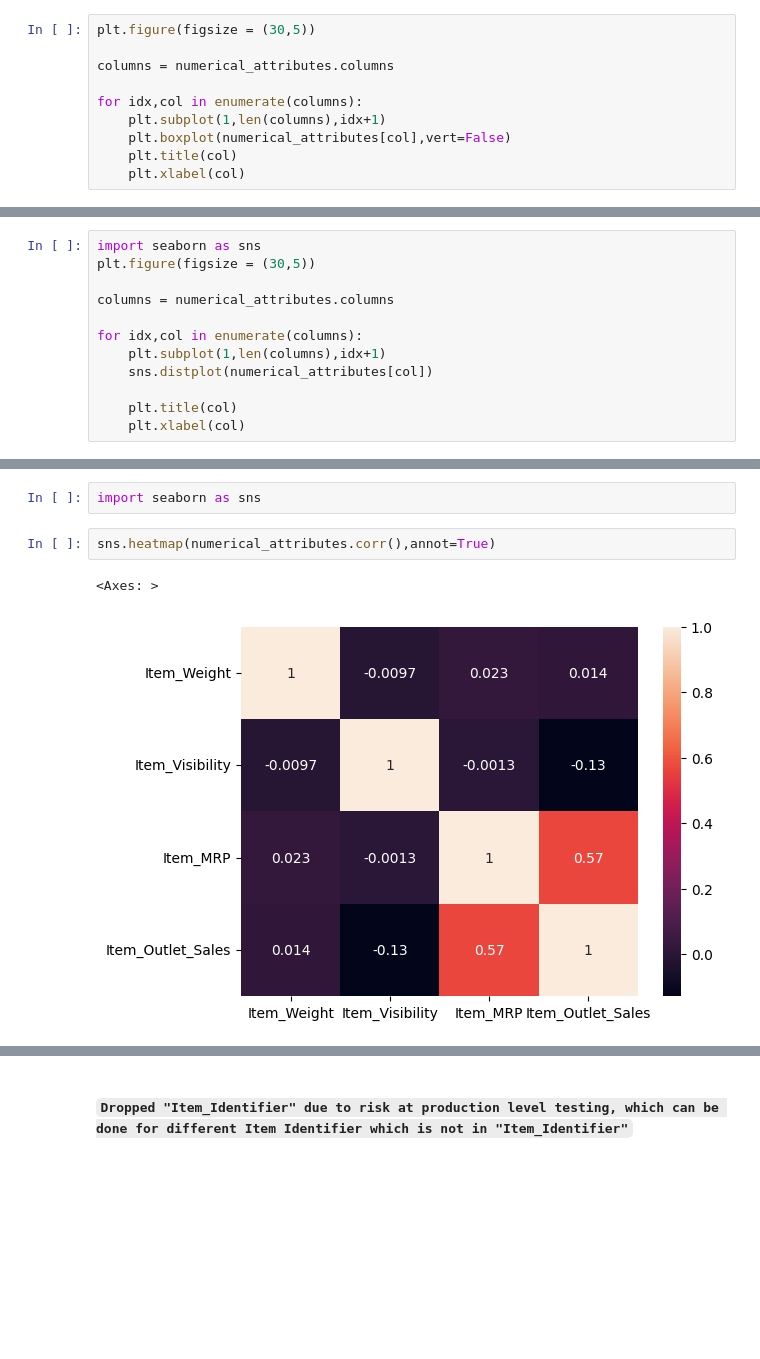
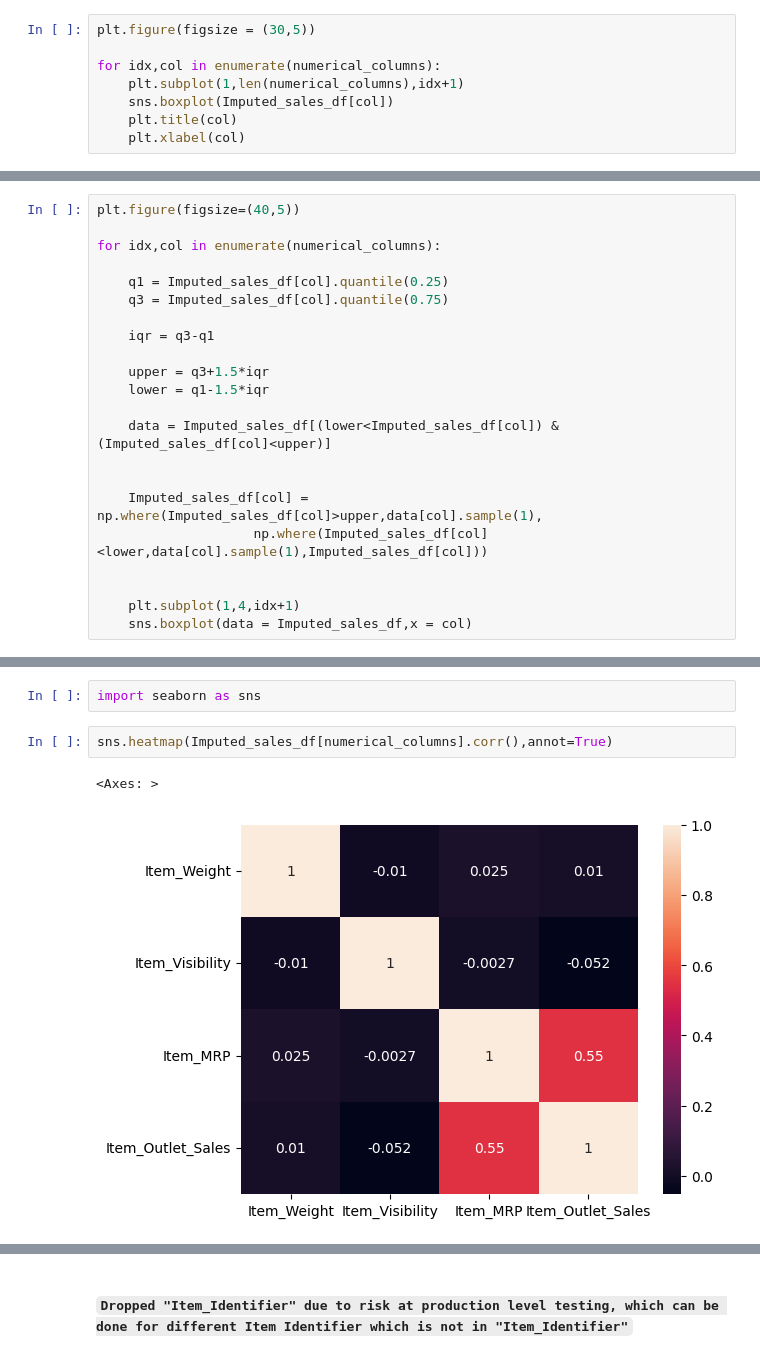
Before and after one commit to Gourav052003/Data-Driven-Sales-Forecasting-for-Big-Mart-Retail-Outlets, a Jupyter notebook: Big-Mart-Sales-Prediction.ipynb, the cells around one changed output, grey strips where cells are left out. Drawn from its saved outputs; the diff is of its cells as text; blank space fills up the shorter version.

```diff
--- a/Big-Mart-Sales-Prediction.ipynb
+++ b/Big-Mart-Sales-Prediction.ipynb
@@ -449,11 +446,9 @@ numerical_attributes.describe()
 # %%
 plt.figure(figsize = (30,5))
 
-columns = numerical_attributes.columns
-
-for idx,col in enumerate(columns):
-    plt.subplot(1,len(columns),idx+1)
-    plt.boxplot(numerical_attributes[col],vert=False)
+for idx,col in enumerate(numerical_columns):
+    plt.subplot(1,len(numerical_columns),idx+1)
+    sns.boxplot(Imputed_sales_df[col])
     plt.title(col)
     plt.xlabel(col)
 # %% [output]
@@ -463,12 +455,0 @@ for idx,col in enumerate(columns):
-# %%
-import seaborn as sns
-plt.figure(figsize = (30,5))
-
-columns = numerical_attributes.columns
-
-for idx,col in enumerate(columns):
-    plt.subplot(1,len(columns),idx+1)
-    sns.distplot(numerical_attributes[col])
-
-    plt.title(col)
-    plt.xlabel(col)
@@ -476,0 +458,22 @@ for idx,col in enumerate(columns):
+# %%
+plt.figure(figsize=(40,5))
+
+for idx,col in enumerate(numerical_columns):
+
+    q1 = Imputed_sales_df[col].quantile(0.25)
+    q3 = Imputed_sales_df[col].quantile(0.75)
+
+    iqr = q3-q1
+
+    upper = q3+1.5*iqr
+    lower = q1-1.5*iqr
+
+    data = Imputed_sales_df[(lower<Imputed_sales_df[col]) & (Imputed_sales_df[col]<upper)]
+
+
+    Imputed_sales_df[col] = np.where(Imputed_sales_df[col]>upper,data[col].sample(1),
+                    np.where(Imputed_sales_df[col]<lower,data[col].sample(1),Imputed_sales_df[col]))
+
+
+    plt.subplot(1,4,idx+1)
+    sns.boxplot(data = Imputed_sales_df,x = col)
@@ -509,8 +534,8 @@ for idx,col in enumerate(columns):
 # %%
 import seaborn as sns
 # %%
-sns.heatmap(numerical_attributes.corr(),annot=True)
+sns.heatmap(Imputed_sales_df[numerical_columns].corr(),annot=True)
 # %% [output]
 <Axes: >
-[figure, old version]
+[figure, new version]
 # %% [markdown]
```
Also changed, not shown: parts of 57 cells of this notebook.
